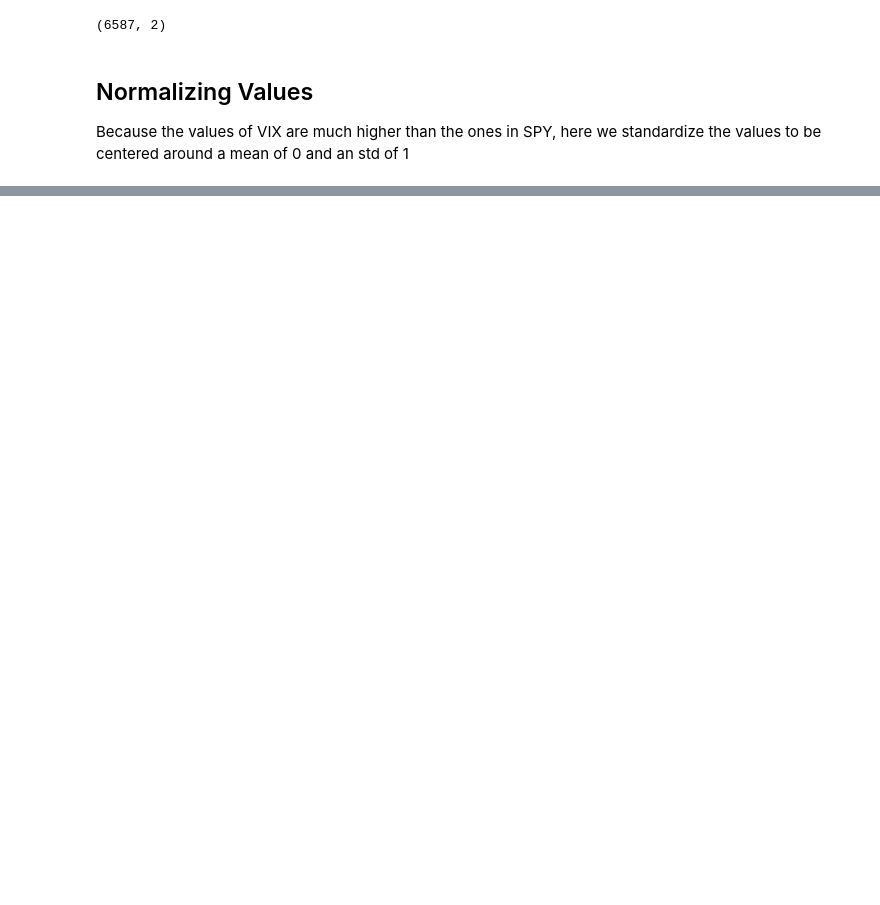
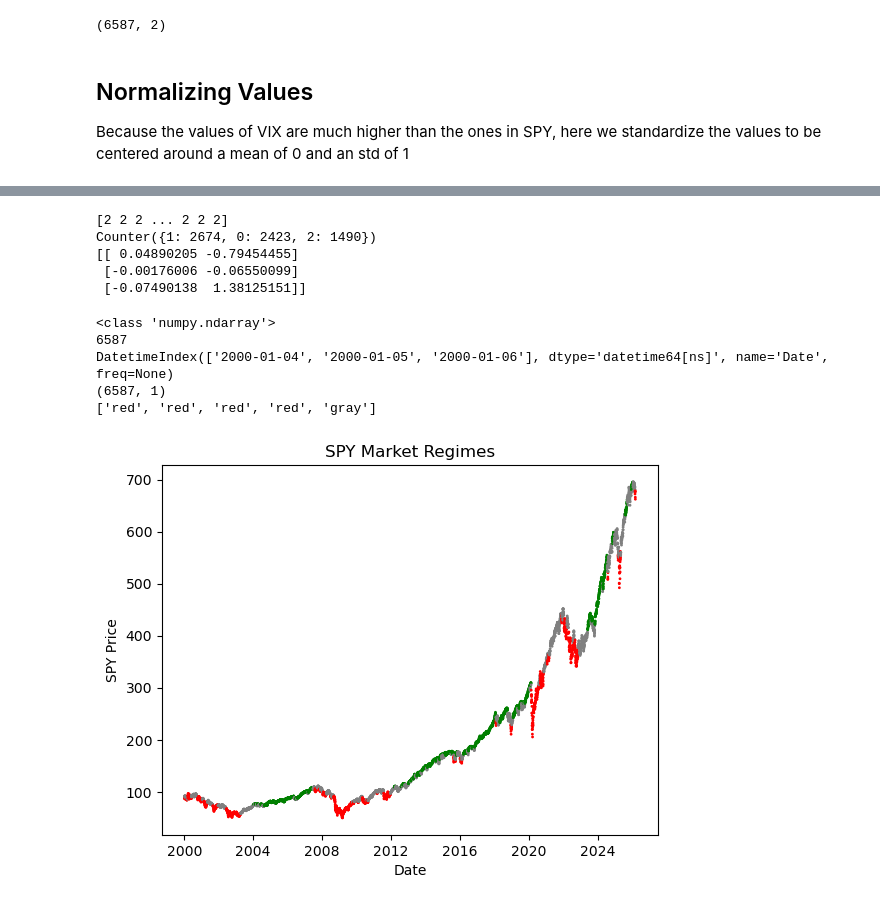
Before and after one commit to dalilaikannan/market-regime-hmm, a Jupyter notebook: market-regime-hmm.ipynb, the cells around one changed output, grey strips where cells are left out. Cells and saved outputs as stored; diff of their text form; code cells hidden in the pictures; blank space fills up the shorter version.

Commit message:
fit GaussianHMM, predict regimes, visualize on SPY price chart

```diff
--- a/market-regime-hmm.ipynb
+++ b/market-regime-hmm.ipynb
@@ -118,0 +119,41 @@ print(df_scaled)
+# %%
+from hmmlearn import hmm
+import collections
+
+model = hmm.GaussianHMM(n_components=3, covariance_type="full", n_iter=100, random_state=42)
+
+model.fit(df_scaled)
+states = model.predict(df_scaled)
+
+print(states)
+print(collections.Counter(states))
+print(model.means_)
+# %% [output]
+[2 2 2 ... 2 2 2]
+Counter({1: 2674, 0: 2423, 2: 1490})
+[[ 0.04890205 -0.79454455]
+ [-0.00176006 -0.06550099]
+ [-0.07490138  1.38125151]]
+# %%
+print(type(states))
+print(len(states))
+print(df_cleaned.index[:3])
+
+spy_aligned = spy_close.loc[df_cleaned.index]
+print(spy_aligned.shape)
+
+colors = [{0: "green", 1: "gray", 2: "red"}[s] for s in states]
+print(colors[:5])
+
+plt.scatter(df_cleaned.index, spy_aligned, c=colors, s=1)
+plt.title("SPY Market Regimes")
+plt.xlabel("Date")
+plt.ylabel("SPY Price")
+plt.show()
+# %% [output]
+<class 'numpy.ndarray'>
+6587
+DatetimeIndex(['2000-01-04', '2000-01-05', '2000-01-06'], dtype='datetime64[ns]', name='Date', freq=None)
+(6587, 1)
+['red', 'red', 'red', 'red', 'gray']
+[figure, added]
```
Also changed, not shown: parts of 2 cells of this notebook.
